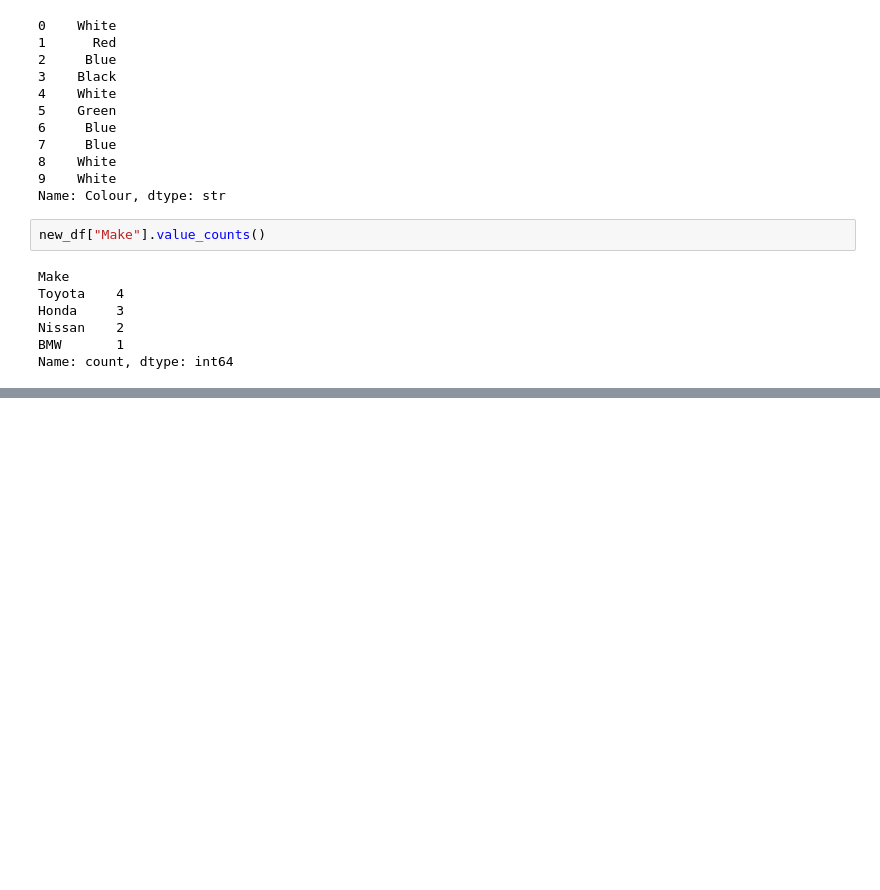
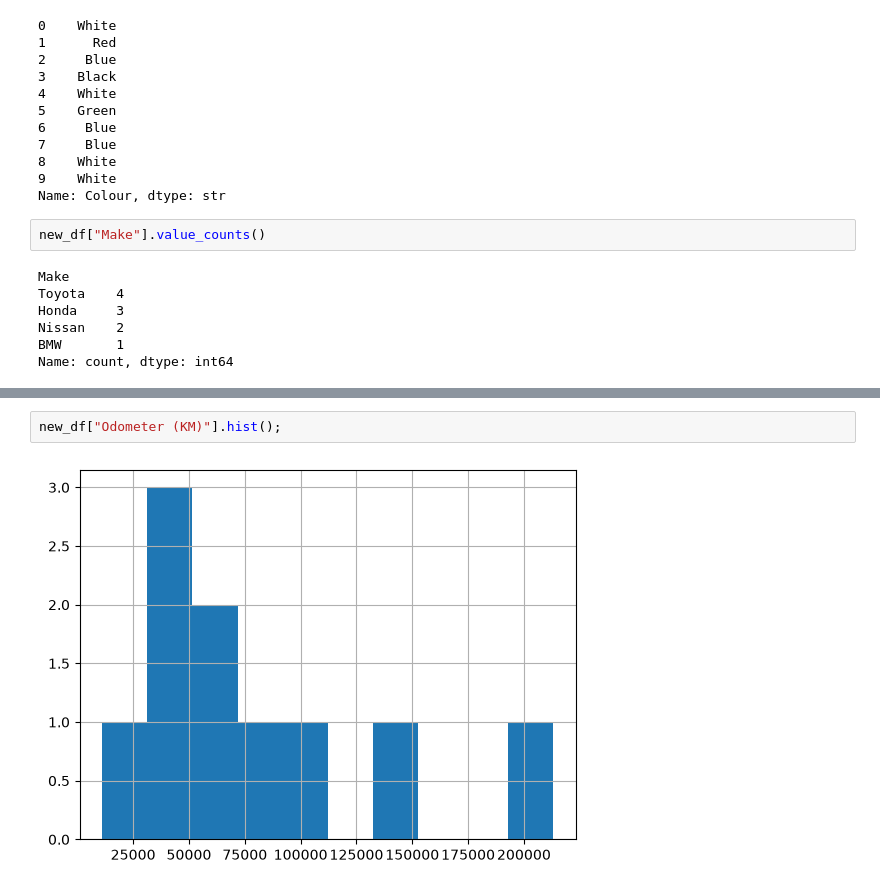
Before and after one commit to manjubratheep-spec/pandas, a Jupyter notebook: pandas.ipynb, the cells around one changed output, grey strips where cells are left out. Cells and saved outputs as stored; diff of their text form; blank space fills up the shorter version.

```diff
--- a/pandas.ipynb
+++ b/pandas.ipynb
@@ -317,0 +372,4 @@ Name: count, dtype: int64
+# %%
+new_df["Odometer (KM)"].hist();
+# %% [output]
+[figure, added]
```
Also changed, not shown: parts of 32 cells of this notebook, 2 other files.
